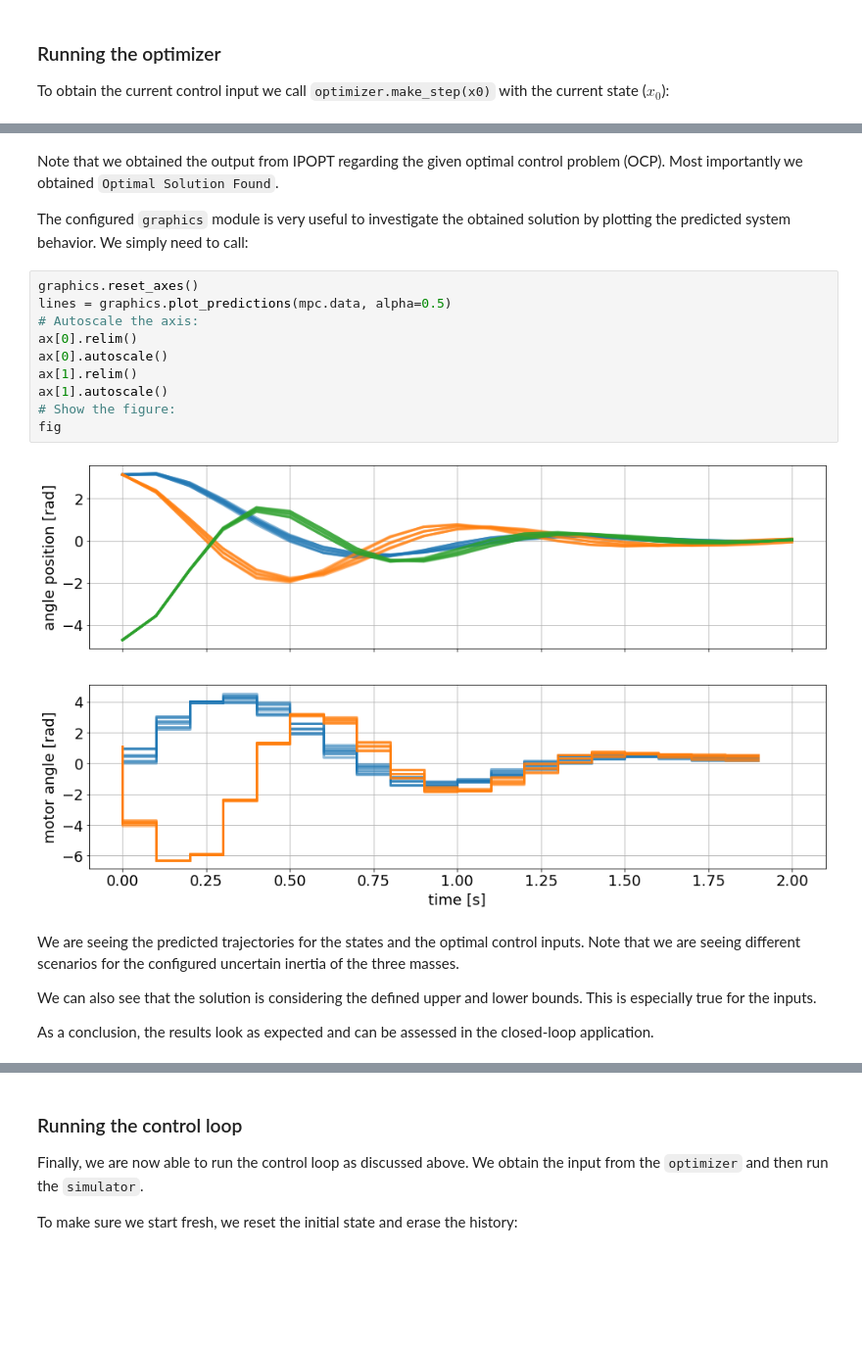
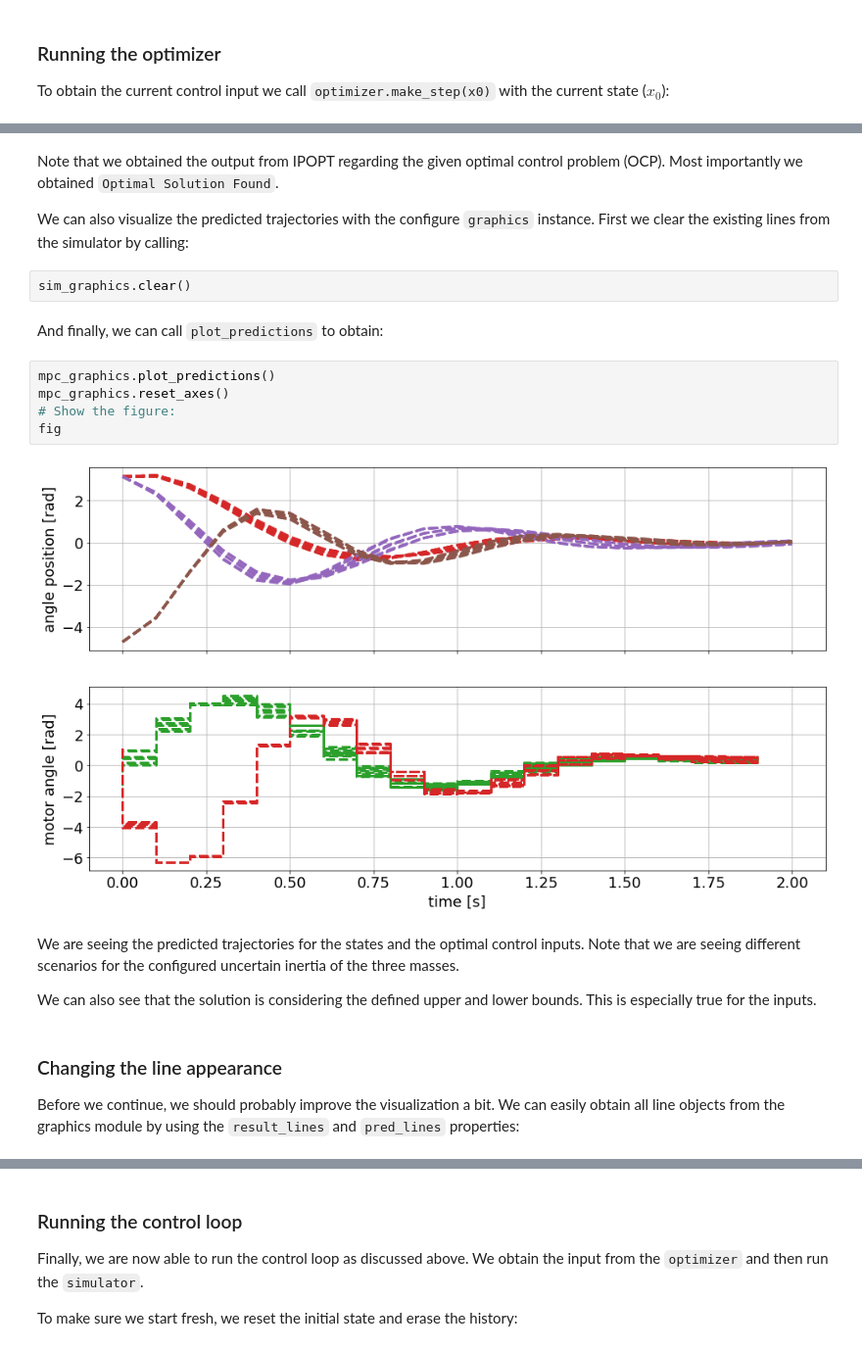
Before and after one commit to do-mpc/do-mpc, a Jupyter notebook: documentation/source/getting_started.ipynb, the cells around one changed output, grey strips where cells are left out. Shown: that part at 98% size. Drawn from its saved outputs; the diff is of its cells as text; blank space fills up the shorter version.

```diff
--- a/documentation/source/getting_started.ipynb
+++ b/documentation/source/getting_started.ipynb
@@ -409,22 +463,22 @@ Number of nonzeros in Lagrangian Hessian.............:     1229
 # %% [markdown]
 Note that we obtained the output from IPOPT regarding the given optimal control problem (OCP). Most importantly we obtained `Optimal Solution Found`.
 
-The configured `graphics` module is very useful to investigate the obtained solution by plotting the predicted system behavior. We simply need to call:
+We can also visualize the predicted trajectories with the configure `graphics` instance. First we clear the existing lines from the simulator by calling:
-# %%
-graphics.reset_axes()
-lines = graphics.plot_predictions(mpc.data, alpha=0.5)
-# Autoscale the axis:
-ax[0].relim()
-ax[0].autoscale()
-ax[1].relim()
-ax[1].autoscale()
-# Show the figure:
-fig
-# %% [output]
-[figure, removed]
+# %%
+sim_graphics.clear()
+# %% [markdown]
+And finally, we can call `plot_predictions` to obtain:
+# %%
+mpc_graphics.plot_predictions()
+mpc_graphics.reset_axes()
+# Show the figure:
+fig
+# %% [output]
+[figure, added]
 # %% [markdown]
 We are seeing the predicted trajectories for the states and the optimal control inputs. Note that we are seeing different scenarios for the configured uncertain inertia of the three masses.
 
 We can also see that the solution is considering the defined upper and lower bounds. This is especially true for the inputs.
-
-As a conclusion, the results look as expected and can be assessed in the closed-loop application.
+# %% [markdown]
+### Changing the line appearance
+Before we continue, we should probably improve the visualization a bit. We can easily obtain all line objects from the graphics module by using the ``result_lines`` and ``pred_lines`` properties:
```
Also changed, not shown: parts of 50 cells of this notebook, 4 other files.
